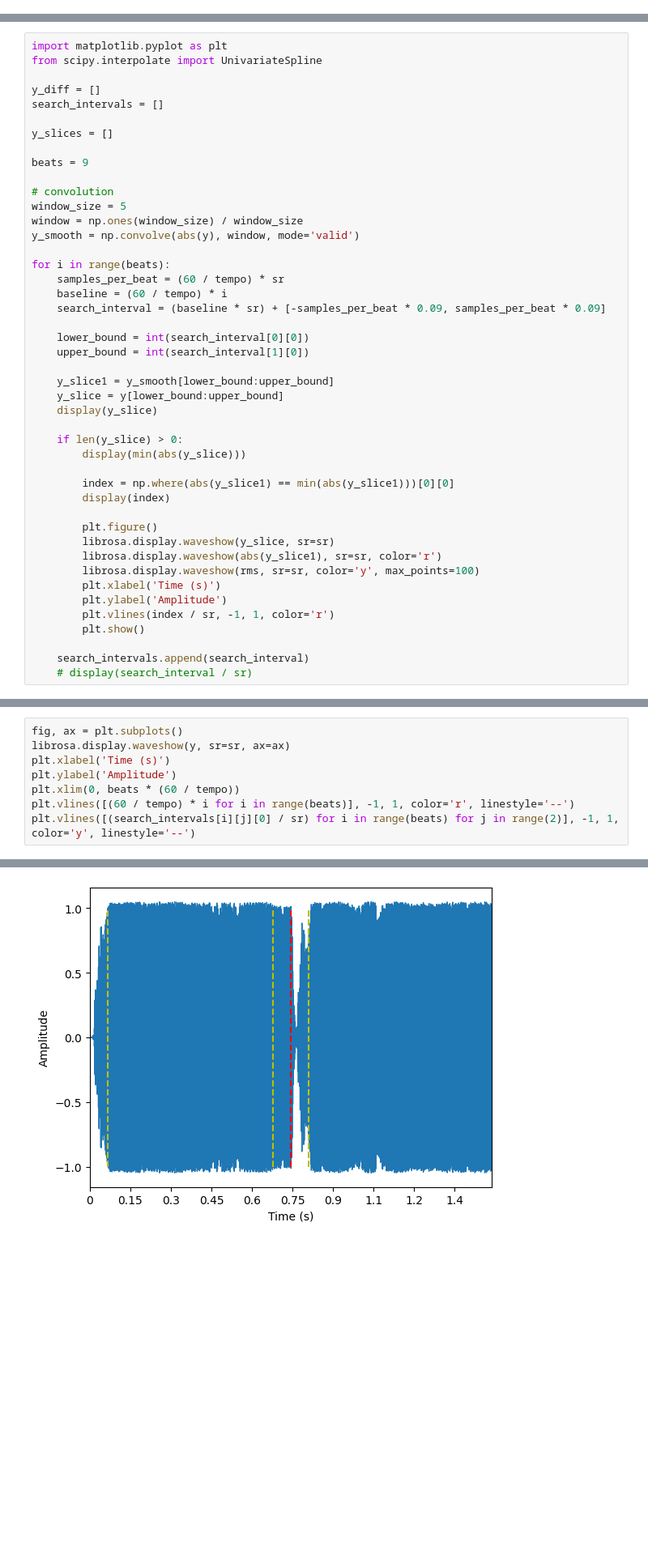
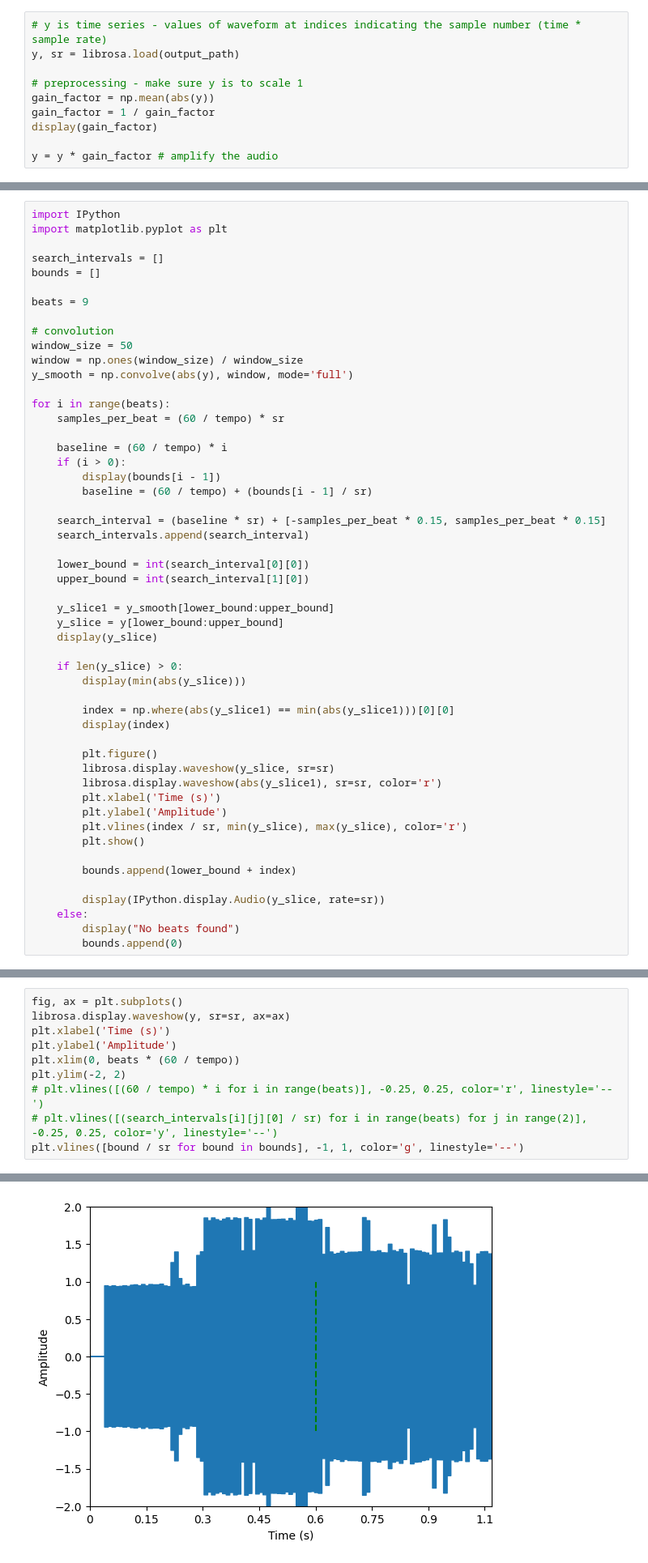
Before and after one commit to pchitiveli/dootdoot, a Jupyter notebook: segmentation.ipynb, the cells around one changed output, grey strips where cells are left out. Shown at 81% size. Drawn from its saved outputs; the diff is of its cells as text; blank space fills up the shorter version.

```diff
--- a/segmentation.ipynb
+++ b/segmentation.ipynb
@@ -35,0 +17,10 @@ y, sr = librosa.load(output_path)
+# %%
+# y is time series - values of waveform at indices indicating the sample number (time * sample rate)
+y, sr = librosa.load(output_path)
+
+# preprocessing - make sure y is to scale 1
+gain_factor = np.mean(abs(y))
+gain_factor = 1 / gain_factor
+display(gain_factor)
+
+y = y * gain_factor # amplify the audio
@@ -41,23 +34,27 @@ array([80.74951172])
 # %%
+import IPython
 import matplotlib.pyplot as plt
-from scipy.interpolate import UnivariateSpline
 
-y_diff = []
 search_intervals = []
-
-y_slices = []
+bounds = []
 
 beats = 9
 
 # convolution
-window_size = 5
+window_size = 50
 window = np.ones(window_size) / window_size
-y_smooth = np.convolve(abs(y), window, mode='valid')
+y_smooth = np.convolve(abs(y), window, mode='full')
 
 for i in range(beats):
     samples_per_beat = (60 / tempo) * sr
+
     baseline = (60 / tempo) * i
-    search_interval = (baseline * sr) + [-samples_per_beat * 0.09, samples_per_beat * 0.09]
+    if (i > 0):
+        display(bounds[i - 1])
+        baseline = (60 / tempo) + (bounds[i - 1] / sr)
+
+    search_interval = (baseline * sr) + [-samples_per_beat * 0.15, samples_per_beat * 0.15]
+    search_intervals.append(search_interval)
 
     lower_bound = int(search_interval[0][0])
     upper_bound = int(search_interval[1][0])
@@ -75,13 +72,16 @@ for i in range(beats):
         plt.figure()
         librosa.display.waveshow(y_slice, sr=sr)
         librosa.display.waveshow(abs(y_slice1), sr=sr, color='r')
-        librosa.display.waveshow(rms, sr=sr, color='y', max_points=100)
         plt.xlabel('Time (s)')
         plt.ylabel('Amplitude')
-        plt.vlines(index / sr, -1, 1, color='r')
+        plt.vlines(index / sr, min(y_slice), max(y_slice), color='r')
         plt.show()
 
-    search_intervals.append(search_interval)
-    # display(search_interval / sr)
+        bounds.append(lower_bound + index)
+
+        display(IPython.display.Audio(y_slice, rate=sr))
+    else:
+        display("No beats found")
+        bounds.append(0)
 # %% [output]
 array([], dtype=float32)
@@ -103,11 +102,13 @@ np.int64(2254)
 # %%
 fig, ax = plt.subplots()
 librosa.display.waveshow(y, sr=sr, ax=ax)
 plt.xlabel('Time (s)')
 plt.ylabel('Amplitude')
 plt.xlim(0, beats * (60 / tempo))
-plt.vlines([(60 / tempo) * i for i in range(beats)], -1, 1, color='r', linestyle='--')
-plt.vlines([(search_intervals[i][j][0] / sr) for i in range(beats) for j in range(2)], -1, 1, color='y', linestyle='--')
+plt.ylim(-2, 2)
+# plt.vlines([(60 / tempo) * i for i in range(beats)], -0.25, 0.25, color='r', linestyle='--')
+# plt.vlines([(search_intervals[i][j][0] / sr) for i in range(beats) for j in range(2)], -0.25, 0.25, color='y', linestyle='--')
+plt.vlines([bound / sr for bound in bounds], -1, 1, color='g', linestyle='--')
 # %% [output]
 <matplotlib.collections.LineCollection at 0x...>
-[figure, old version]
+[figure, new version]
```
Also changed, not shown: parts of 9 cells of this notebook, 2 other files.
